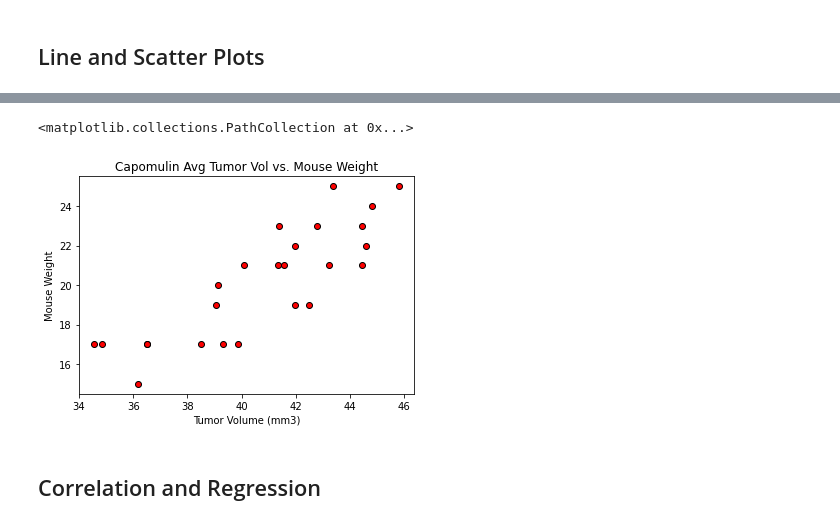
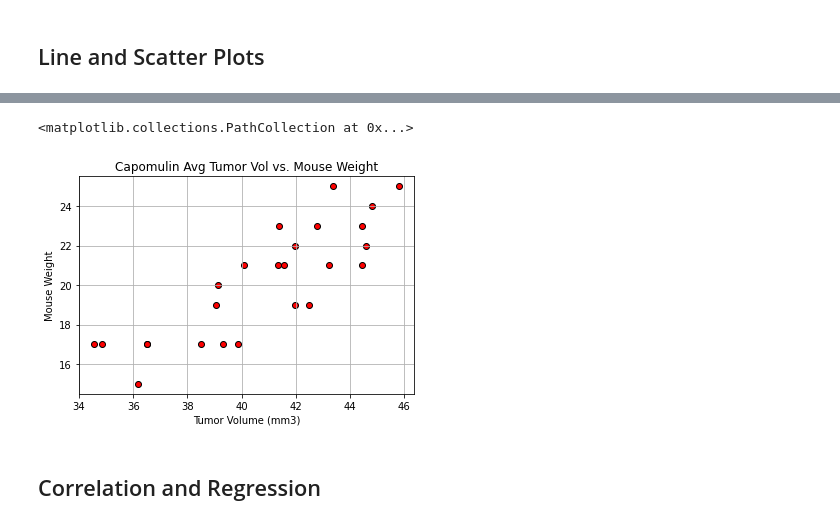
Before and after one commit to zombimaki/matplotlib-challenge, a Jupyter notebook: Pymaceuticals/pymaceuticals.ipynb, the cells around one changed output, grey strips where cells are left out. Drawn from its saved outputs; the diff is of its cells as text; code cells hidden in the pictures.

```diff
--- a/Pymaceuticals/pymaceuticals.ipynb
+++ b/Pymaceuticals/pymaceuticals.ipynb
@@ -374,20 +359,20 @@ plt.show()
 # %%
 #Generate a scatter plo.t of average tumor volume vs. mouse weight for the Capomulin regimen
 Capomulin_group_df = Capomulin_df.groupby(['Mouse ID'])
 
 # create series of avg tumor and weight
 avg_tumor = Capomulin_group_df['Tumor Volume (mm3)'].mean()
 avg_weight = Capomulin_group_df['Weight (g)'].mean()
 
 # set title and labels
 plt.title("Capomulin Avg Tumor Vol vs. Mouse Weight")
 plt.xlabel("Tumor Volume (mm3)")
 plt.ylabel("Mouse Weight")
-
+plt.grid()
 plt.scatter(avg_tumor, avg_weight, facecolors="red", edgecolors="black")
 # %% [output]
 <matplotlib.collections.PathCollection at 0x...>
-[figure, old version]
+[figure, new version]
 # %% [markdown]
 ## Correlation and Regression
 # %%
```
Also changed, not shown: parts of 5 cells of this notebook.
